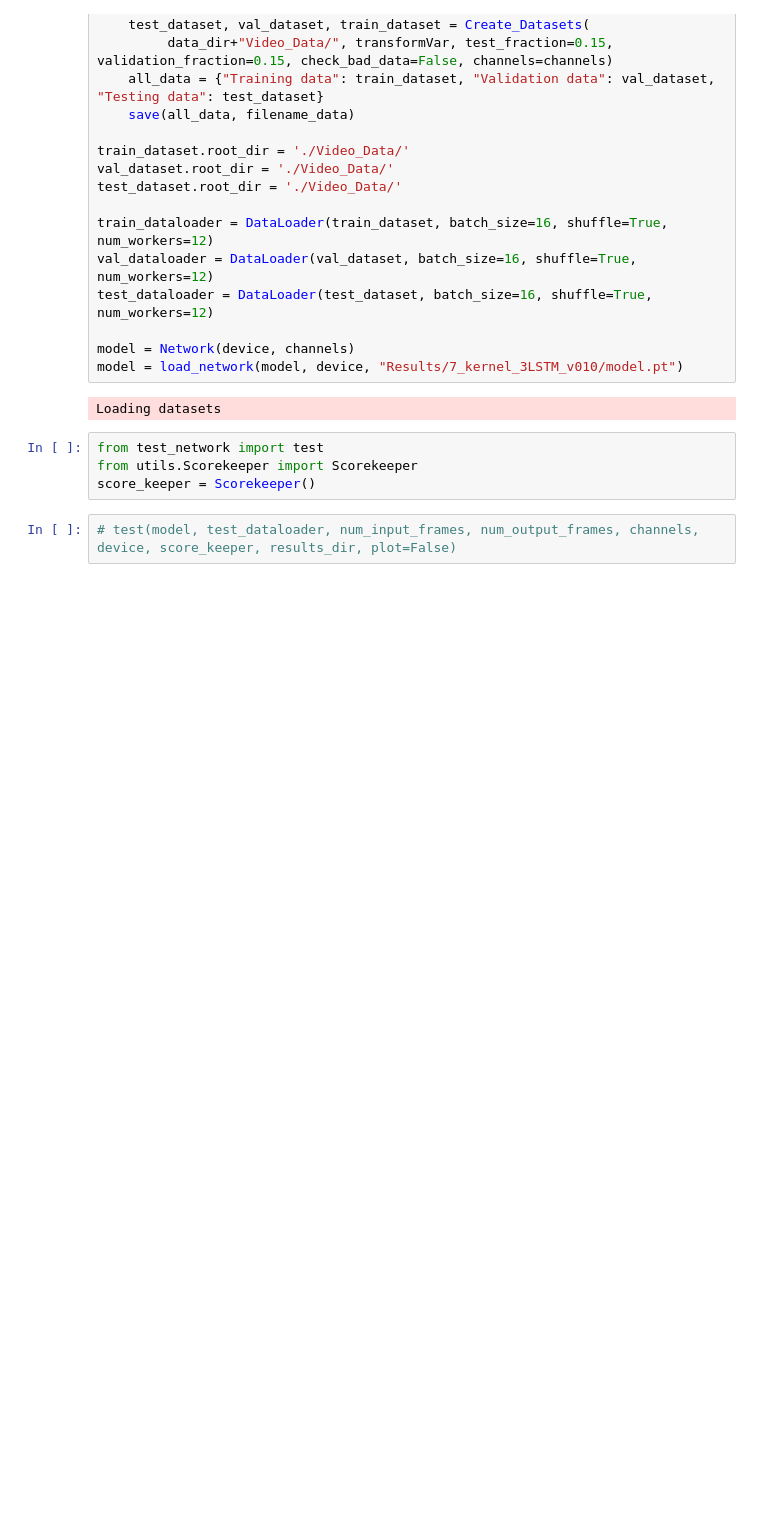
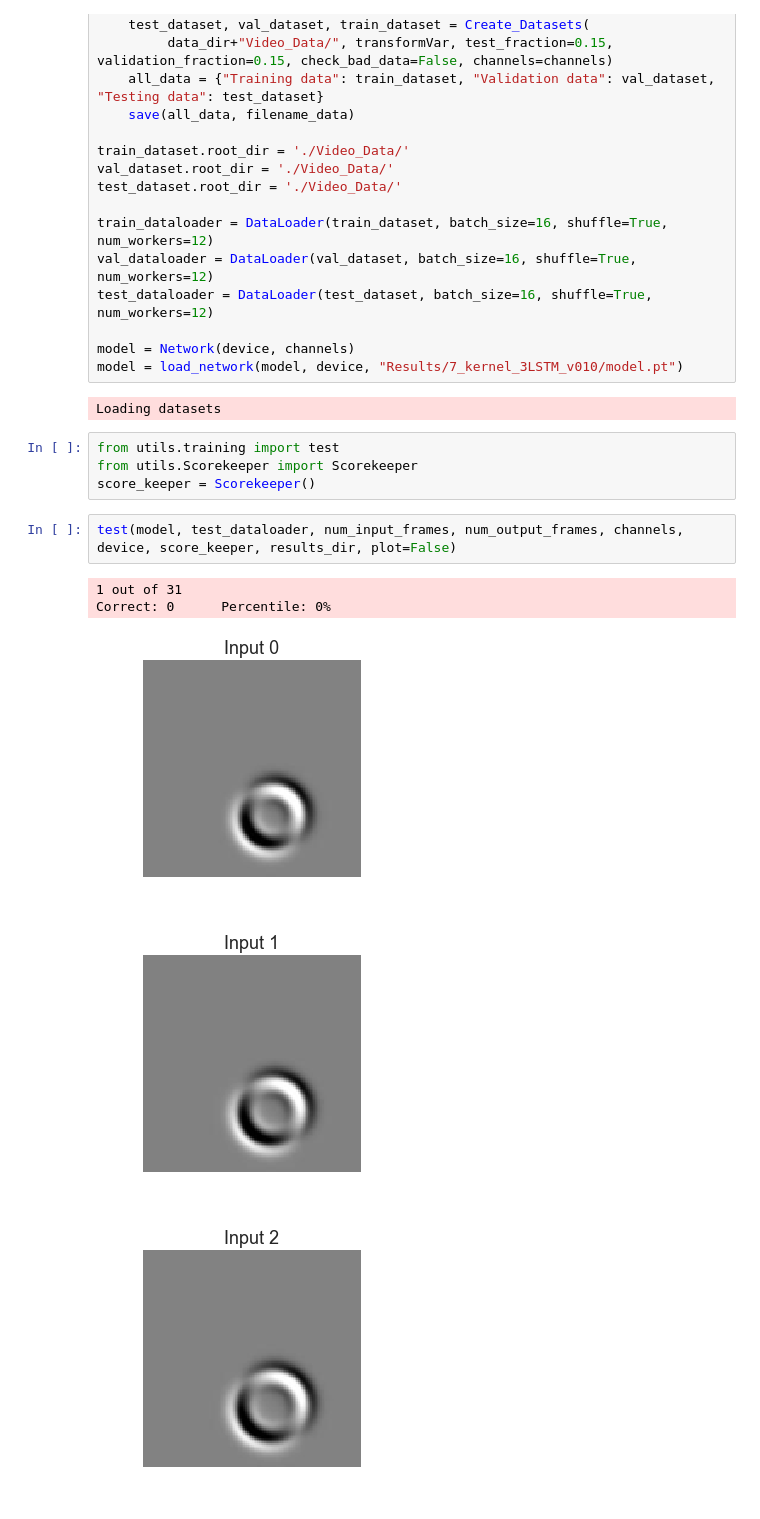
Before and after one commit to stathius/wave_propagation, a Jupyter notebook: Test.ipynb, the cells around one changed output. Drawn from its saved outputs; the diff is of its cells as text; blank space fills up the shorter version.

```diff
--- a/Test.ipynb
+++ b/Test.ipynb
@@ -92,8 +92,14 @@ model = load_network(model, device, "Results/7_kernel_3LSTM_v010/model.pt")
 # %% [output]
 Loading datasets
 # %%
-from test_network import test
+from utils.training import test
 from utils.Scorekeeper import Scorekeeper
 score_keeper = Scorekeeper()
 # %%
-# test(model, test_dataloader, num_input_frames, num_output_frames, channels, device, score_keeper, results_dir, plot=False)
+test(model, test_dataloader, num_input_frames, num_output_frames, channels, device, score_keeper, results_dir, plot=False)
+# %% [output]
+1 out of 31
+Correct: 0      Percentile: 0%
+[figure, added]
+[figure, added]
+[figure, added]
```
Also changed, not shown: parts of 3 cells of this notebook, 1 other file.
